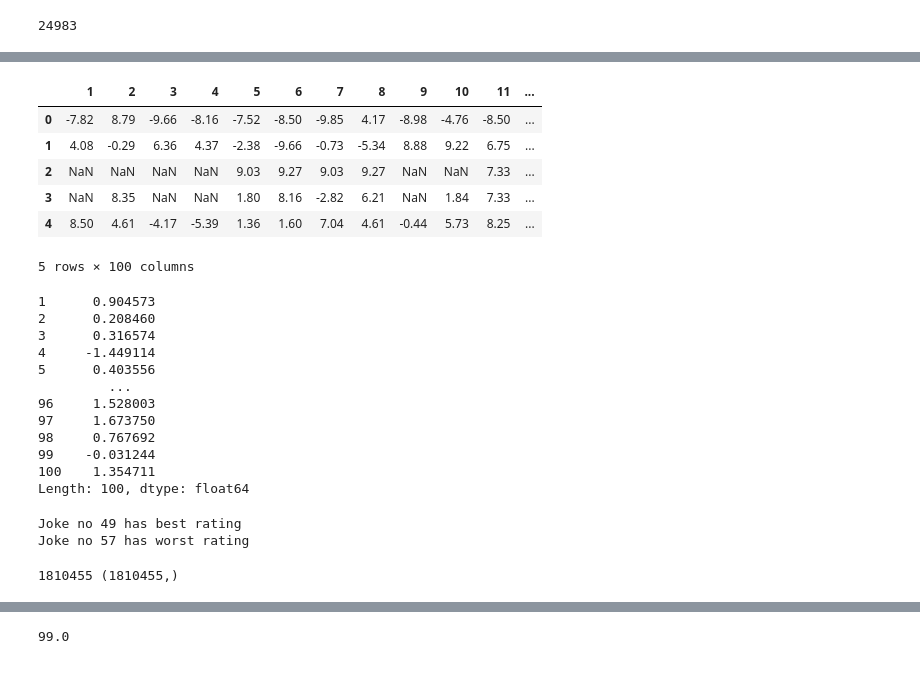
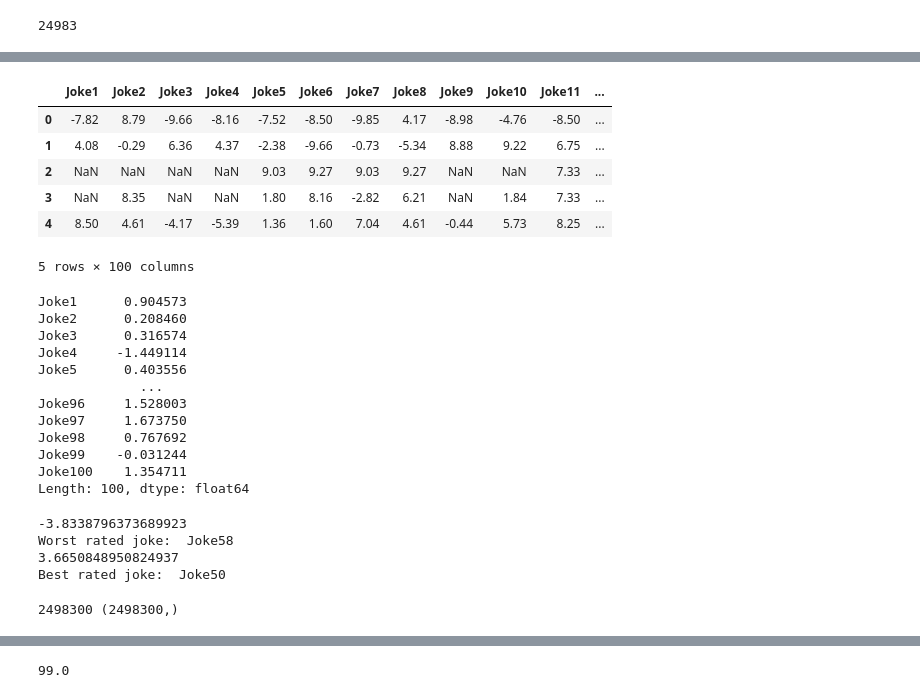
Before and after one commit to DharmikPatel916/CE888, a Jupyter notebook: Praticals/Week 4/my_recommender.ipynb, the cells around one changed output, grey strips where cells are left out. Saved outputs shown, nothing was run; the diff lists cells and outputs as text; code cells hidden in the pictures.

```diff
--- a/Praticals/Week 4/my_recommender.ipynb
+++ b/Praticals/Week 4/my_recommender.ipynb
@@ -41,12 +40,12 @@ df.head()
-# %%
-df= df.drop(columns=0)
-df.head()
-# %% [output]
-|  | 1 | 2 | 3 | 4 | 5 | 6 | 7 | 8 | 9 | 10 | 11 | ... |
-| 0 | -7.82 | 8.79 | -9.66 | -8.16 | -7.52 | -8.50 | -9.85 | 4.17 | -8.98 | -4.76 | -8.50 | ... |
-| 1 | 4.08 | -0.29 | 6.36 | 4.37 | -2.38 | -9.66 | -0.73 | -5.34 | 8.88 | 9.22 | 6.75 | ... |
-| 2 | NaN | NaN | NaN | NaN | 9.03 | 9.27 | 9.03 | 9.27 | NaN | NaN | 7.33 | ... |
-| 3 | NaN | 8.35 | NaN | NaN | 1.80 | 8.16 | -2.82 | 6.21 | NaN | 1.84 | 7.33 | ... |
-| 4 | 8.50 | 4.61 | -4.17 | -5.39 | 1.36 | 1.60 | 7.04 | 4.61 | -0.44 | 5.73 | 8.25 | ... |
-5 rows × 100 columns
+# %%
+df_jokes = df_jokes.drop(columns=['JokeCount'])
+df_jokes.head()
+# %% [output]
+|  | Joke1 | Joke2 | Joke3 | Joke4 | Joke5 | Joke6 | Joke7 | Joke8 | Joke9 | Joke10 | Joke11 | ... |
+| 0 | -7.82 | 8.79 | -9.66 | -8.16 | -7.52 | -8.50 | -9.85 | 4.17 | -8.98 | -4.76 | -8.50 | ... |
+| 1 | 4.08 | -0.29 | 6.36 | 4.37 | -2.38 | -9.66 | -0.73 | -5.34 | 8.88 | 9.22 | 6.75 | ... |
+| 2 | NaN | NaN | NaN | NaN | 9.03 | 9.27 | 9.03 | 9.27 | NaN | NaN | 7.33 | ... |
+| 3 | NaN | 8.35 | NaN | NaN | 1.80 | 8.16 | -2.82 | 6.21 | NaN | 1.84 | 7.33 | ... |
+| 4 | 8.50 | 4.61 | -4.17 | -5.39 | 1.36 | 1.60 | 7.04 | 4.61 | -0.44 | 5.73 | 8.25 | ... |
+5 rows × 100 columns
 # %%
@@ -54,26 +53,27 @@ ranking = df.rank(axis=1, method='average')
 # %%
-means= df.mean(axis = 0, skipna = True)
-#means_=means.values
-print(means)
+mean_result = df_jokes.mean(axis = 0, skipna = True)
+print(mean_result)
 # %% [output]
-1      0.904573
-2      0.208460
-3      0.316574
-4     -1.449114
-5      0.403556
-         ...
-96     1.528003
-97     1.673750
-98     0.767692
-99    -0.031244
-100    1.354711
+Joke1      0.904573
+Joke2      0.208460
+Joke3      0.316574
+Joke4     -1.449114
+Joke5      0.403556
+             ...
+Joke96     1.528003
+Joke97     1.673750
+Joke98     0.767692
+Joke99    -0.031244
+Joke100    1.354711
 Length: 100, dtype: float64
-# %%
-max_index_row = np.argmax(means)
-min_index_row = np.argmin(means)
-print("Joke no", max_index_row, "has best rating")
-print("Joke no", min_index_row, "has worst rating")
-# %% [output]
-Joke no 49 has best rating
-Joke no 57 has worst rating
+# %%
+print(mean_result.min() )
+print("Worst rated joke: ",mean_result.idxmin() )
+print(mean_result.max() )
+print("Best rated joke: ",mean_result.idxmax() )
+# %% [output]
+-3.8338796373689923
+Worst rated joke:  Joke58
+3.6650848950824937
+Best rated joke:  Joke50
 # %%
@@ -81,10 +81,5 @@ arr= df.values
 # %%
-#rated = np.where(arr!=np.nan)
-#print(len(rated[0]), rated[1].shape)
-
-rated = np.where(~np.isnan(arr))
-print(len(rated[0]), rated[1].shape)
-
-## rated[0] is the indices for rows and rated[1] is the indices of columns
+rated = np.where(arr!=99)
+print(len(rated[0]), rated[1].shape) ## rated[0] is the indices for rows and rated[1] is the indices of columns
 # %% [output]
-1810455 (1810455,)
+2498300 (2498300,)
```
Also changed, not shown: parts of 39 cells of this notebook.
